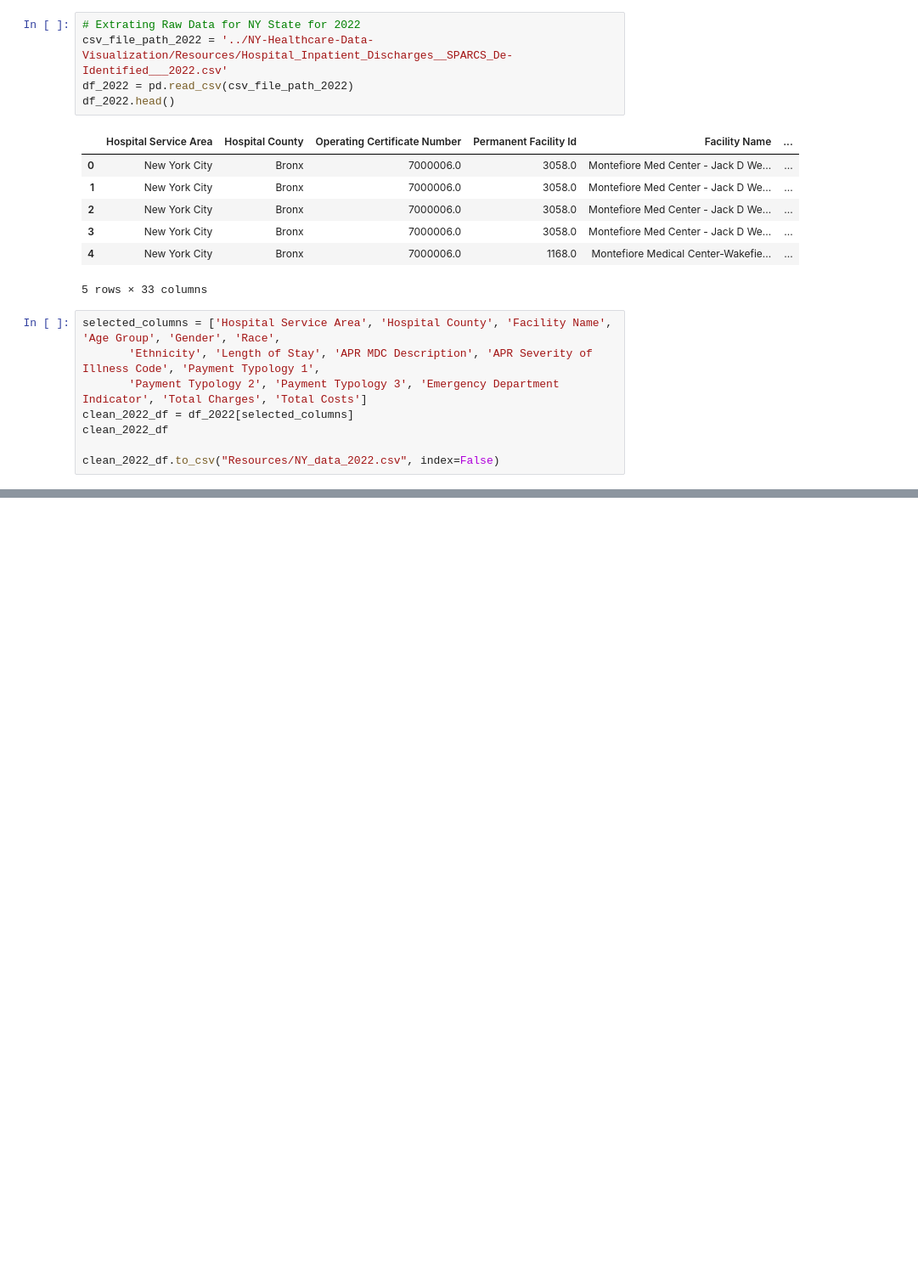
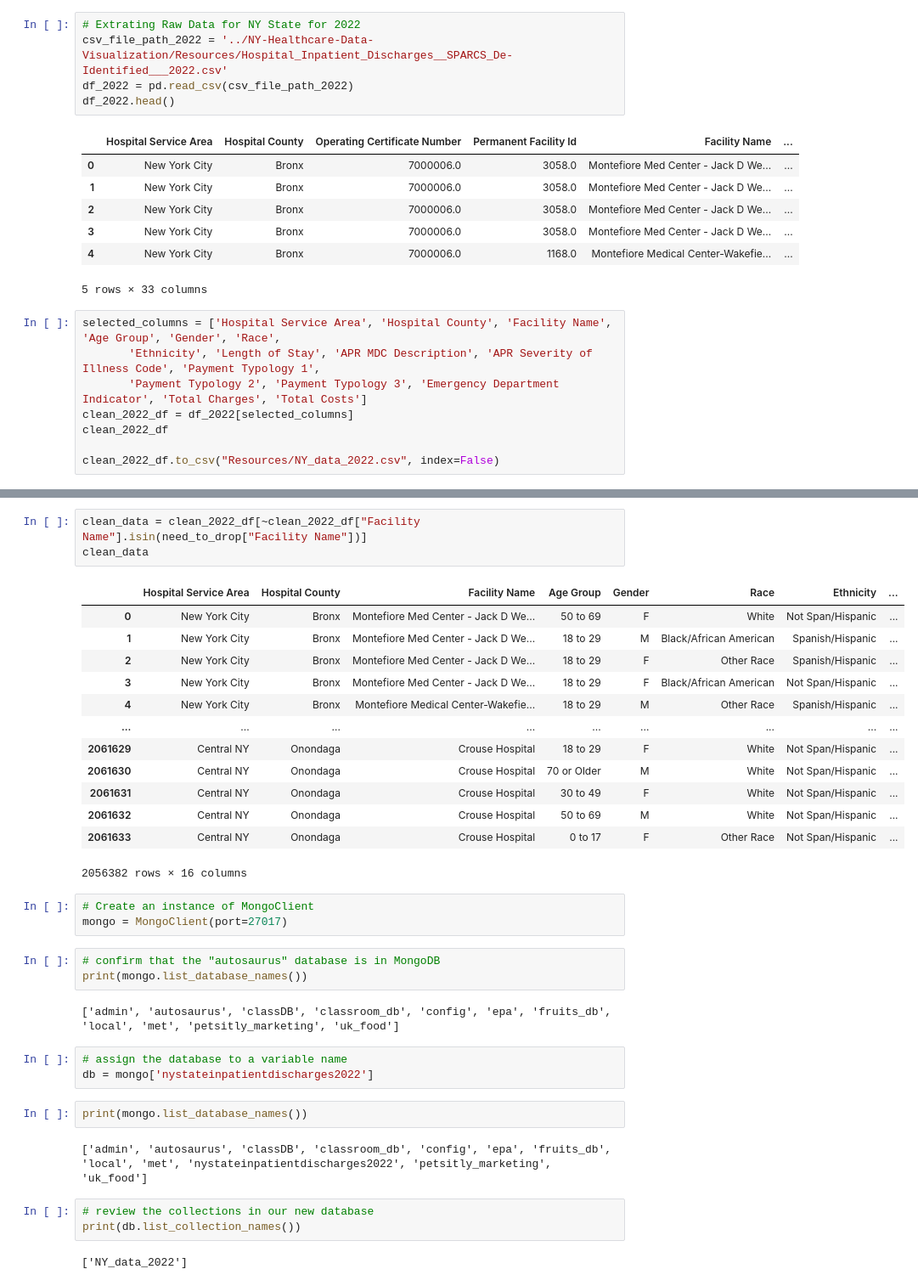
Before and after one commit to Omeesha28/NY-Healthcare-Data-Visualization, a Jupyter notebook: main.ipynb, the cells around one changed output, grey strips where cells are left out. Shown at 85% size. Drawn from its saved outputs; the diff is of its cells as text; blank space fills up the shorter version.

```diff
--- a/main.ipynb
+++ b/main.ipynb
@@ -78,0 +91,37 @@ AttributeError: 'NoneType' object has no attribute 'head'
+# %%
+clean_data = clean_2022_df[~clean_2022_df["Facility Name"].isin(need_to_drop["Facility Name"])]
+clean_data
+# %% [output]
+|  | Hospital Service Area | Hospital County | Facility Name | Age Group | Gender | Race | Ethnicity | ... |
+| 0 | New York City | Bronx | Montefiore Med Center - Jack D We... | 50 to 69 | F | White | Not Span/Hispanic | ... |
+| 1 | New York City | Bronx | Montefiore Med Center - Jack D We... | 18 to 29 | M | Black/African American | Spanish/Hispanic | ... |
+| 2 | New York City | Bronx | Montefiore Med Center - Jack D We... | 18 to 29 | F | Other Race | Spanish/Hispanic | ... |
+| 3 | New York City | Bronx | Montefiore Med Center - Jack D We... | 18 to 29 | F | Black/African American | Not Span/Hispanic | ... |
+| 4 | New York City | Bronx | Montefiore Medical Center-Wakefie... | 18 to 29 | M | Other Race | Spanish/Hispanic | ... |
+| ... | ... | ... | ... | ... | ... | ... | ... | ... |
+| 2061629 | Central NY | Onondaga | Crouse Hospital | 18 to 29 | F | White | Not Span/Hispanic | ... |
+| 2061630 | Central NY | Onondaga | Crouse Hospital | 70 or Older | M | White | Not Span/Hispanic | ... |
+| 2061631 | Central NY | Onondaga | Crouse Hospital | 30 to 49 | F | White | Not Span/Hispanic | ... |
+| 2061632 | Central NY | Onondaga | Crouse Hospital | 50 to 69 | M | White | Not Span/Hispanic | ... |
+| 2061633 | Central NY | Onondaga | Crouse Hospital | 0 to 17 | F | Other Race | Not Span/Hispanic | ... |
+2056382 rows × 16 columns
+# %%
+# Create an instance of MongoClient
+mongo = MongoClient(port=27017)
+# %%
+# confirm that the "autosaurus" database is in MongoDB
+print(mongo.list_database_names())
+# %% [output]
+['admin', 'autosaurus', 'classDB', 'classroom_db', 'config', 'epa', 'fruits_db', 'local', 'met', 'petsitly_marketing', 'uk_food']
+# %%
+# assign the database to a variable name
+db = mongo['nystateinpatientdischarges2022']
+# %%
+print(mongo.list_database_names())
+# %% [output]
+['admin', 'autosaurus', 'classDB', 'classroom_db', 'config', 'epa', 'fruits_db', 'local', 'met', 'nystateinpatientdischarges2022', 'petsitly_marketing', 'uk_food']
+# %%
+# review the collections in our new database
+print(db.list_collection_names())
+# %% [output]
+['NY_data_2022']
```
Also changed, not shown: parts of 7 cells of this notebook.
